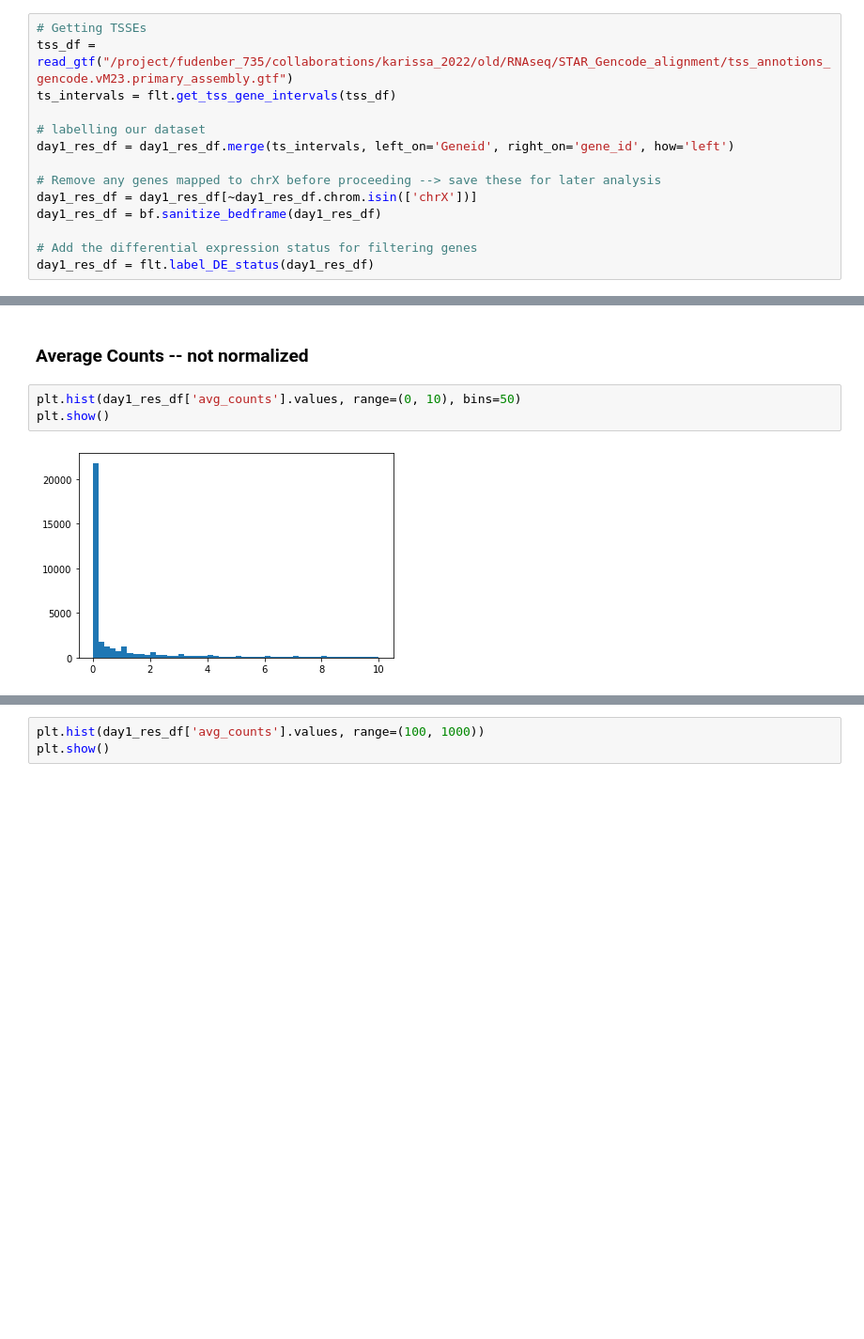
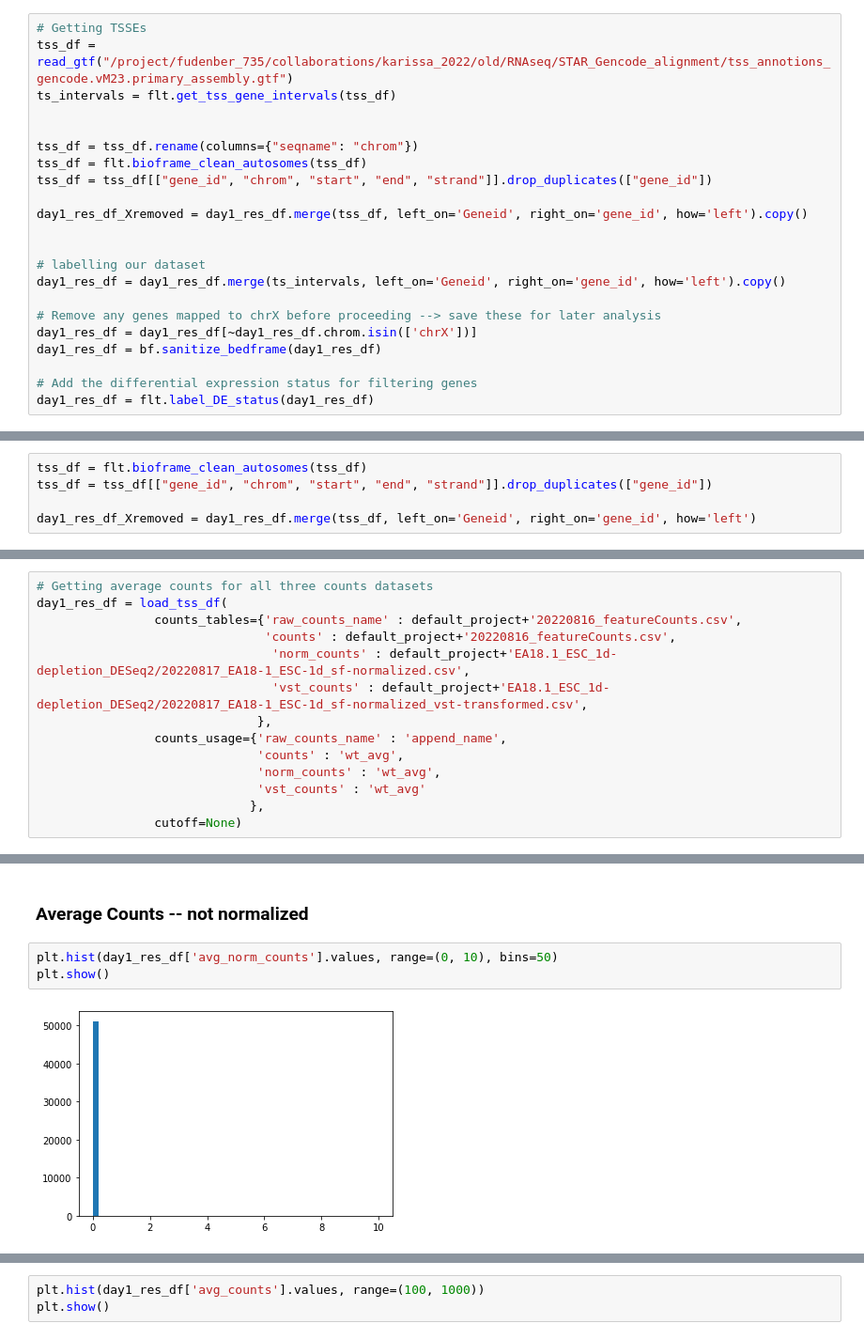
Before and after one commit to Bozhie/transcription_3Dfolding, a Jupyter notebook: transcription_3dfolding/transcription_data_analysis/feature_histograms/20221029_expression_threshold.ipynb, the cells around one changed output, grey strips where cells are left out. Shown at 94% size. Drawn from its saved outputs; the diff is of its cells as text; blank space fills up the shorter version.

Commit message:
some checks comparing load_tss_df()

```diff
--- a/transcription_3dfolding/transcription_data_analysis/feature_histograms/20221029_expression_threshold.ipynb
+++ b/transcription_3dfolding/transcription_data_analysis/feature_histograms/20221029_expression_threshold.ipynb
@@ -105,8 +93,16 @@ feat_counts_df[(feat_counts_df['avg_vst_counts'] == None) & (feat_counts_df['avg
 tss_df = read_gtf("/project/fudenber_735/collaborations/karissa_2022/old/RNAseq/STAR_Gencode_alignment/tss_annotions_gencode.vM23.primary_assembly.gtf")
 ts_intervals = flt.get_tss_gene_intervals(tss_df)
 
+
+tss_df = tss_df.rename(columns={"seqname": "chrom"})
+tss_df = flt.bioframe_clean_autosomes(tss_df)
+tss_df = tss_df[["gene_id", "chrom", "start", "end", "strand"]].drop_duplicates(["gene_id"])
+
+day1_res_df_Xremoved = day1_res_df.merge(tss_df, left_on='Geneid', right_on='gene_id', how='left').copy()
+
+
 # labelling our dataset
-day1_res_df = day1_res_df.merge(ts_intervals, left_on='Geneid', right_on='gene_id', how='left')
+day1_res_df = day1_res_df.merge(ts_intervals, left_on='Geneid', right_on='gene_id', how='left').copy()
 
 # Remove any genes mapped to chrX before proceeding --> save these for later analysis
 day1_res_df = day1_res_df[~day1_res_df.chrom.isin(['chrX'])]
@@ -120,0 +131,5 @@ lost:  0
+# %%
+tss_df = flt.bioframe_clean_autosomes(tss_df)
+tss_df = tss_df[["gene_id", "chrom", "start", "end", "strand"]].drop_duplicates(["gene_id"])
+
+day1_res_df_Xremoved = day1_res_df.merge(tss_df, left_on='Geneid', right_on='gene_id', how='left')
@@ -188,0 +222,14 @@ how many genes did not receive an enhancer label --> dropped
+# %%
+# Getting average counts for all three counts datasets
+day1_res_df = load_tss_df(
+                counts_tables={'raw_counts_name' : default_project+'20220816_featureCounts.csv',
+                               'counts' : default_project+'20220816_featureCounts.csv',
+                                'norm_counts' : default_project+'EA18.1_ESC_1d-depletion_DESeq2/20220817_EA18-1_ESC-1d_sf-normalized.csv',
+                                'vst_counts' : default_project+'EA18.1_ESC_1d-depletion_DESeq2/20220817_EA18-1_ESC-1d_sf-normalized_vst-transformed.csv',
+                              },
+                counts_usage={'raw_counts_name' : 'append_name',
+                              'counts' : 'wt_avg',
+                              'norm_counts' : 'wt_avg',
+                              'vst_counts' : 'wt_avg'
+                             },
+                cutoff=None)
@@ -191,7 +240,7 @@ how many genes did not receive an enhancer label --> dropped
 # %% [markdown]
 ### Average Counts -- not normalized
 # %%
-plt.hist(day1_res_df['avg_counts'].values, range=(0, 10), bins=50)
+plt.hist(day1_res_df['avg_norm_counts'].values, range=(0, 10), bins=50)
 plt.show()
 # %% [output]
-[figure, old version]
+[figure, new version]
```
Also changed, not shown: parts of 23 cells of this notebook, 1 other file.
